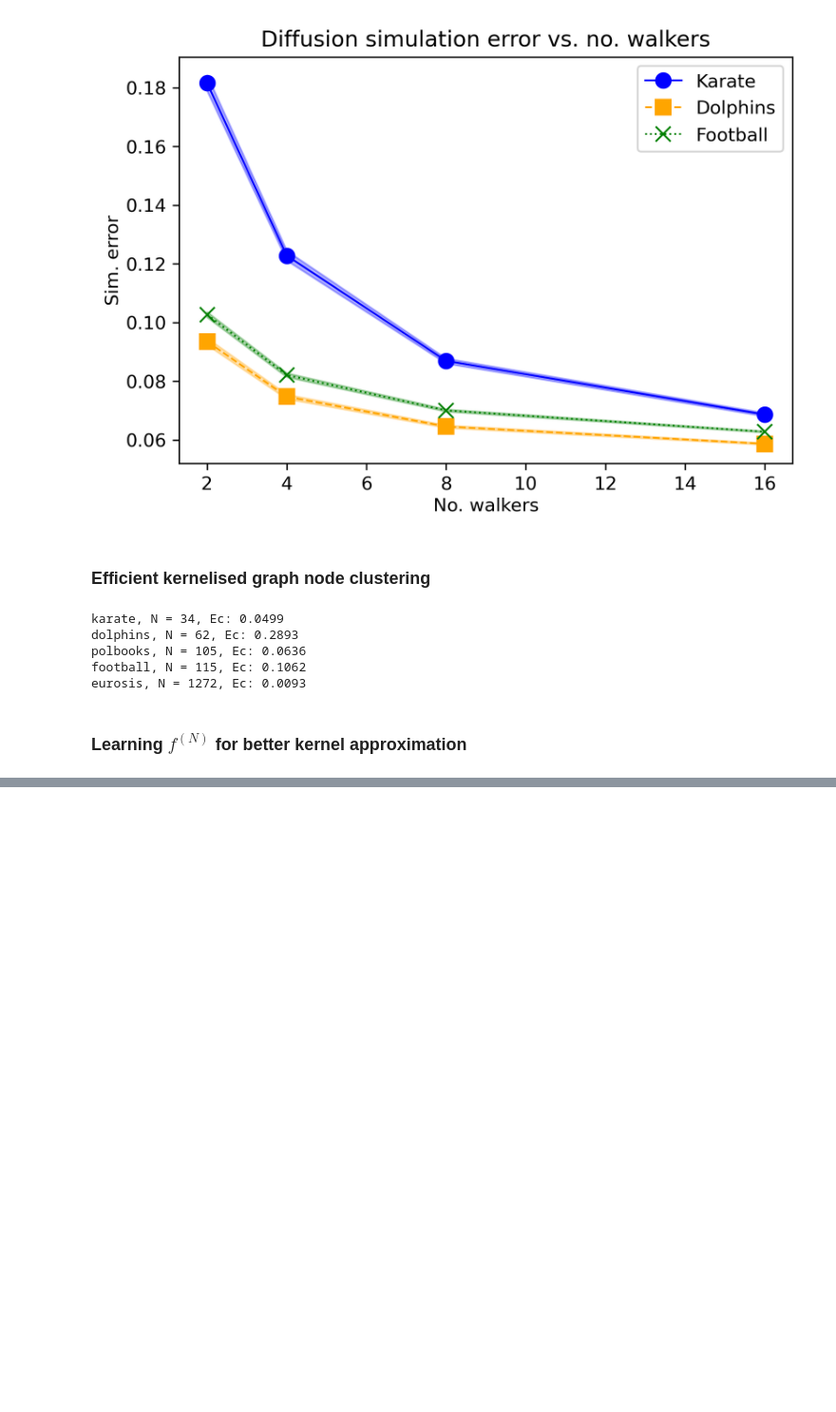
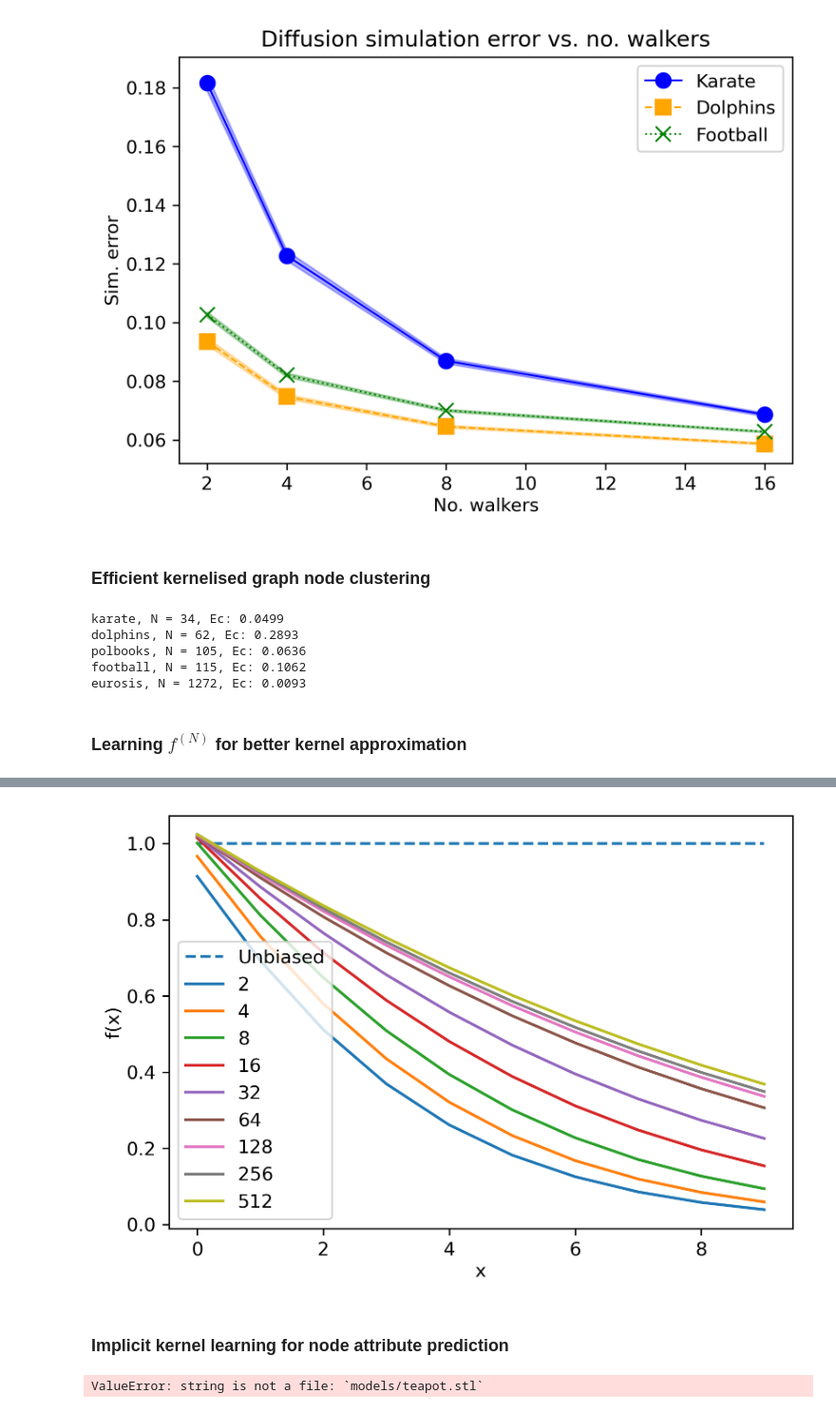
Before and after one commit to ANKer661/g-GRFs-reproduce, a Jupyter notebook: g-GRF.ipynb, the cells around one changed output, grey strips where cells are left out. Shown at 95% size. Drawn from its saved outputs; the diff is of its cells as text; code cells hidden in the pictures; blank space fills up the shorter version.

```diff
--- a/g-GRF.ipynb
+++ b/g-GRF.ipynb
@@ -395,32 +414,28 @@ scheduler = optim.lr_scheduler.StepLR(optimizer, step_size=1, gamma=0.99)
 # %%
-print("Preparing data...")
 U = get_U_matrix(graph)
 ground_truth, U = d_regularised_2(torch.tensor(U, dtype=torch.float32), sigma)
 adj_lists, _ = adj_matrix_to_lists(U)
-# # reuse the same random walk samples
-# all_walks_1 = simulate_walks_from_all(adj_lists, phalt, n_walks)
-# all_walks_2 = simulate_walks_from_all(adj_lists, phalt, n_walks)
 
 print("Start training...")
-lr = []
 neural_f.train()
 for epoch in tqdm(range(num_epochs)):
     optimizer.zero_grad()
     all_walks_1 = simulate_walks_from_all(adj_lists, phalt, n_walks)
-    all_walks_2 = simulate_walks_from_all(adj_lists, phalt, n_walks)
     A = get_random_feature_t(
         U, adj_lists, phalt, all_walks_1, f=neural_f
     )
-    B = get_random_feature_t(
-        U, adj_lists, phalt, all_walks_2, f=neural_f
-    )
-    approx_mat = A @ B.T
+    # all_walks_2 = simulate_walks_from_all(adj_lists, phalt, n_walks)
+    # B = get_random_feature_t(
+    #     U, adj_lists, phalt, all_walks_2, f=neural_f
+    # )
+    approx_mat = A @ A.T
 
     loss = nn.functional.mse_loss(approx_mat, ground_truth)
+    # loss = torch.norm(approx_mat - ground_truth, p="fro")
+    # loss = torch.norm(approx_mat - ground_truth, p="fro") ** 2 / k
     loss.backward()
     optimizer.step()
     scheduler.step()
-    lr.append(scheduler.get_last_lr()[0])
 
     if epoch % 100 == 0:
         print(f"Epoch {epoch}, Loss: {loss.item():.4f}")
@@ -475,0 +549,7 @@ plt.show()
+# %%
+# how f change w.r.t n_walks
+phalt = 0.5
+sigma = 0.8
+n_walks_list = [2, 4, 8, 16, 32, 64, 128, 256, 512]
+adj_matrices = np.load("data/adj_matrices.npy", allow_pickle=True)
+graph = adj_matrices[0]  # small ER, N=20, p=0.2
@@ -475,0 +592,17 @@ plt.show()
+# %%
+fig, ax = plt.subplots(1, 1, figsize=(6, 4), dpi=300)
+ax.hlines(1.0, xmin=0, xmax=9, linestyles="dashed", label="Unbiased")
+for i, n_walks in enumerate(n_walks_list):
+    ax.plot(
+        np.arange(10),
+        learned_f_eval[i],
+        label=str(n_walks),
+    )
+    ax.set_xlabel("x", labelpad=2, size=10, color="black")
+    ax.set_ylabel("f(x)", labelpad=2, size=10, color="black")
+    ax.legend(loc="lower left")
+plt.show()
+# %% [output]
+[figure, added]
+# %% [markdown]
+### Implicit kernel learning for node attribute prediction
@@ -475,0 +611,4 @@ plt.show()
+# %%
+mesh = trimesh.load("models/teapot.stl", force='mesh')
+# %% [output]
+ValueError: string is not a file: `models/teapot.stl`
```
Also changed, not shown: parts of 12 cells of this notebook.
